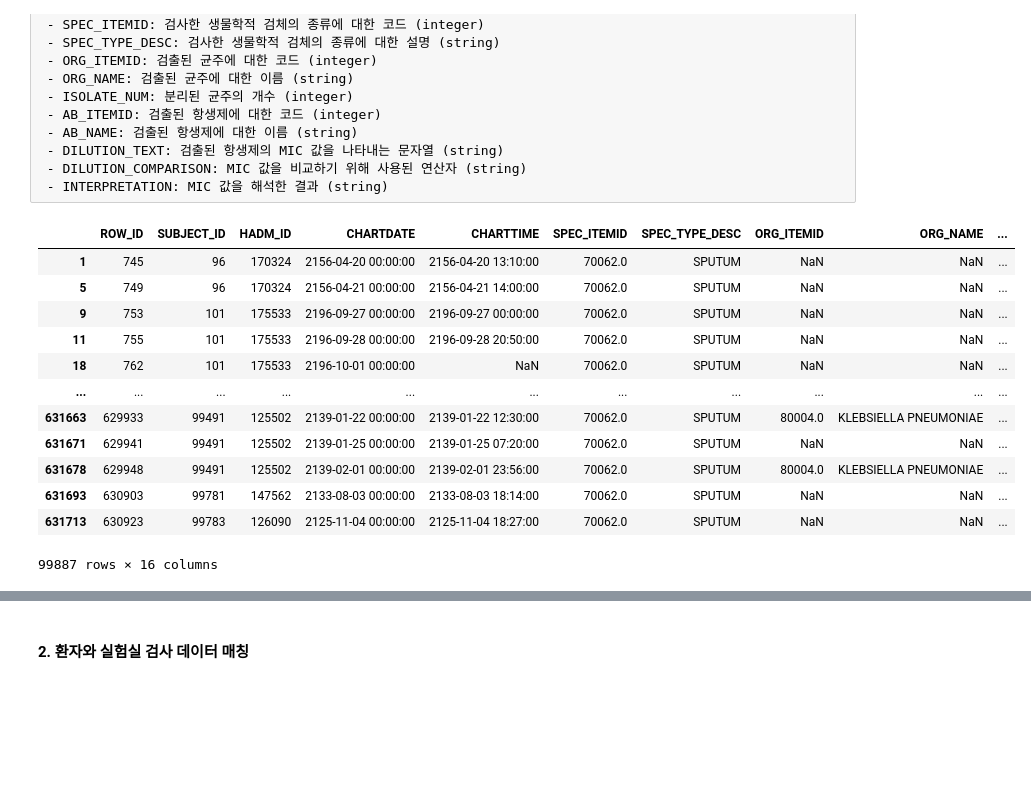
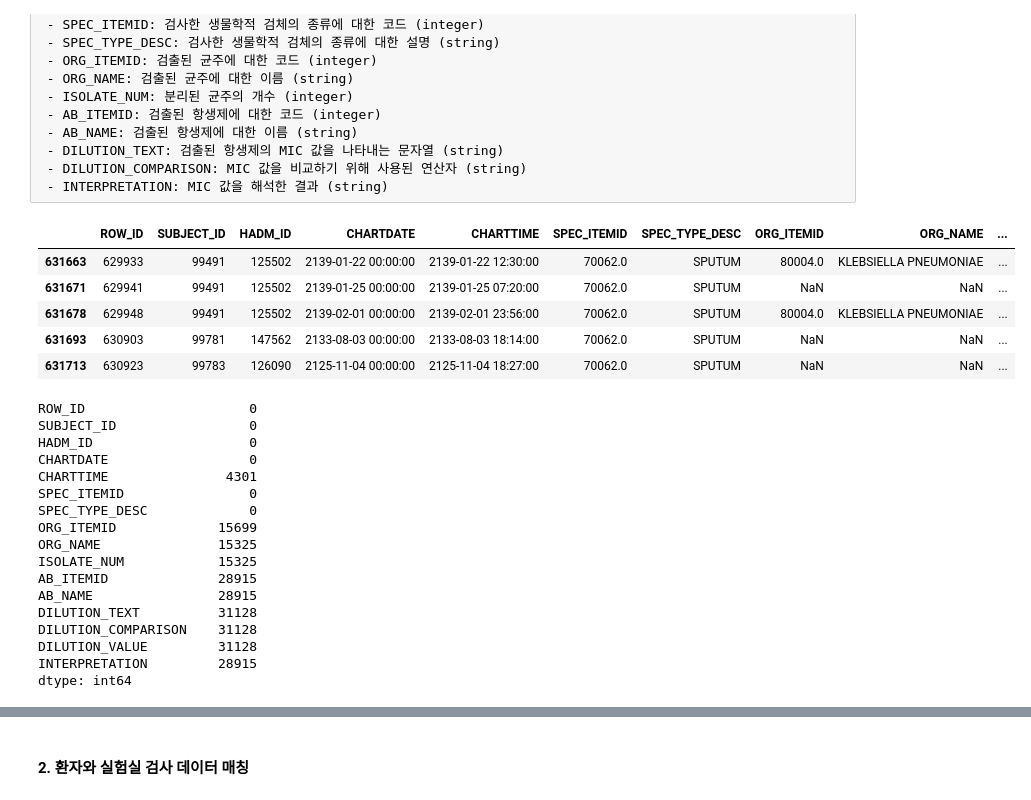
Before and after one commit to NohJangHyun/MIMIC-III-mortality-prediction, a Jupyter notebook: Data Extract/Tabular Data/Laboratory Value Data Extract.ipynb, the cells around one changed output, grey strips where cells are left out. Drawn from its saved outputs; the diff is of its cells as text; code cells hidden in the pictures; blank space fills up the shorter version.

Commit message:
Data Extract 진행 중, time-series data&결측치 어떻게 처리할지 고민 중, generative한 ITEMID 기준으로 추가 Extract 고려 중

```diff
--- a/Data Extract/Tabular Data/Laboratory Value Data Extract.ipynb
+++ b/Data Extract/Tabular Data/Laboratory Value Data Extract.ipynb
@@ -133,18 +212,31 @@ df = pd.read_csv("/data/PUBLIC_DATA/MIMIC-III/MICROBIOLOGYEVENTS.csv")
 ID_list = [float(x) for x in ID_list] #SPEC_ITEMID에서 ITEM을 추출하기 위해 형변환 진행
 # %%
 df = df[df[["SPEC_ITEMID", "ORG_ITEMID", "AB_ITEMID"]].isin(ID_list).any(axis=1)]
-df
+df.tail()
 # %% [output]
 |  | ROW_ID | SUBJECT_ID | HADM_ID | CHARTDATE | CHARTTIME | SPEC_ITEMID | SPEC_TYPE_DESC | ORG_ITEMID | ORG_NAME | ... |
-| 1 | 745 | 96 | 170324 | 2156-04-20 00:00:00 | 2156-04-20 13:10:00 | 70062.0 | SPUTUM | NaN | NaN | ... |
-| 5 | 749 | 96 | 170324 | 2156-04-21 00:00:00 | 2156-04-21 14:00:00 | 70062.0 | SPUTUM | NaN | NaN | ... |
-| 9 | 753 | 101 | 175533 | 2196-09-27 00:00:00 | 2196-09-27 00:00:00 | 70062.0 | SPUTUM | NaN | NaN | ... |
-| 11 | 755 | 101 | 175533 | 2196-09-28 00:00:00 | 2196-09-28 20:50:00 | 70062.0 | SPUTUM | NaN | NaN | ... |
-| 18 | 762 | 101 | 175533 | 2196-10-01 00:00:00 | NaN | 70062.0 | SPUTUM | NaN | NaN | ... |
-| ... | ... | ... | ... | ... | ... | ... | ... | ... | ... | ... |
 | 631663 | 629933 | 99491 | 125502 | 2139-01-22 00:00:00 | 2139-01-22 12:30:00 | 70062.0 | SPUTUM | 80004.0 | KLEBSIELLA PNEUMONIAE | ... |
 | 631671 | 629941 | 99491 | 125502 | 2139-01-25 00:00:00 | 2139-01-25 07:20:00 | 70062.0 | SPUTUM | NaN | NaN | ... |
 | 631678 | 629948 | 99491 | 125502 | 2139-02-01 00:00:00 | 2139-02-01 23:56:00 | 70062.0 | SPUTUM | 80004.0 | KLEBSIELLA PNEUMONIAE | ... |
 | 631693 | 630903 | 99781 | 147562 | 2133-08-03 00:00:00 | 2133-08-03 18:14:00 | 70062.0 | SPUTUM | NaN | NaN | ... |
 | 631713 | 630923 | 99783 | 126090 | 2125-11-04 00:00:00 | 2125-11-04 18:27:00 | 70062.0 | SPUTUM | NaN | NaN | ... |
-99887 rows × 16 columns
+# %%
+df.isnull().sum()
+# %% [output]
+ROW_ID                     0
+SUBJECT_ID                 0
+HADM_ID                    0
+CHARTDATE                  0
+CHARTTIME               4301
+SPEC_ITEMID                0
+SPEC_TYPE_DESC             0
+ORG_ITEMID             15699
+ORG_NAME               15325
+ISOLATE_NUM            15325
+AB_ITEMID              28915
+AB_NAME                28915
+DILUTION_TEXT          31128
+DILUTION_COMPARISON    31128
+DILUTION_VALUE         31128
+INTERPRETATION         28915
+dtype: int64
```
Also changed, not shown: parts of 6 cells of this notebook, 1 other file.
